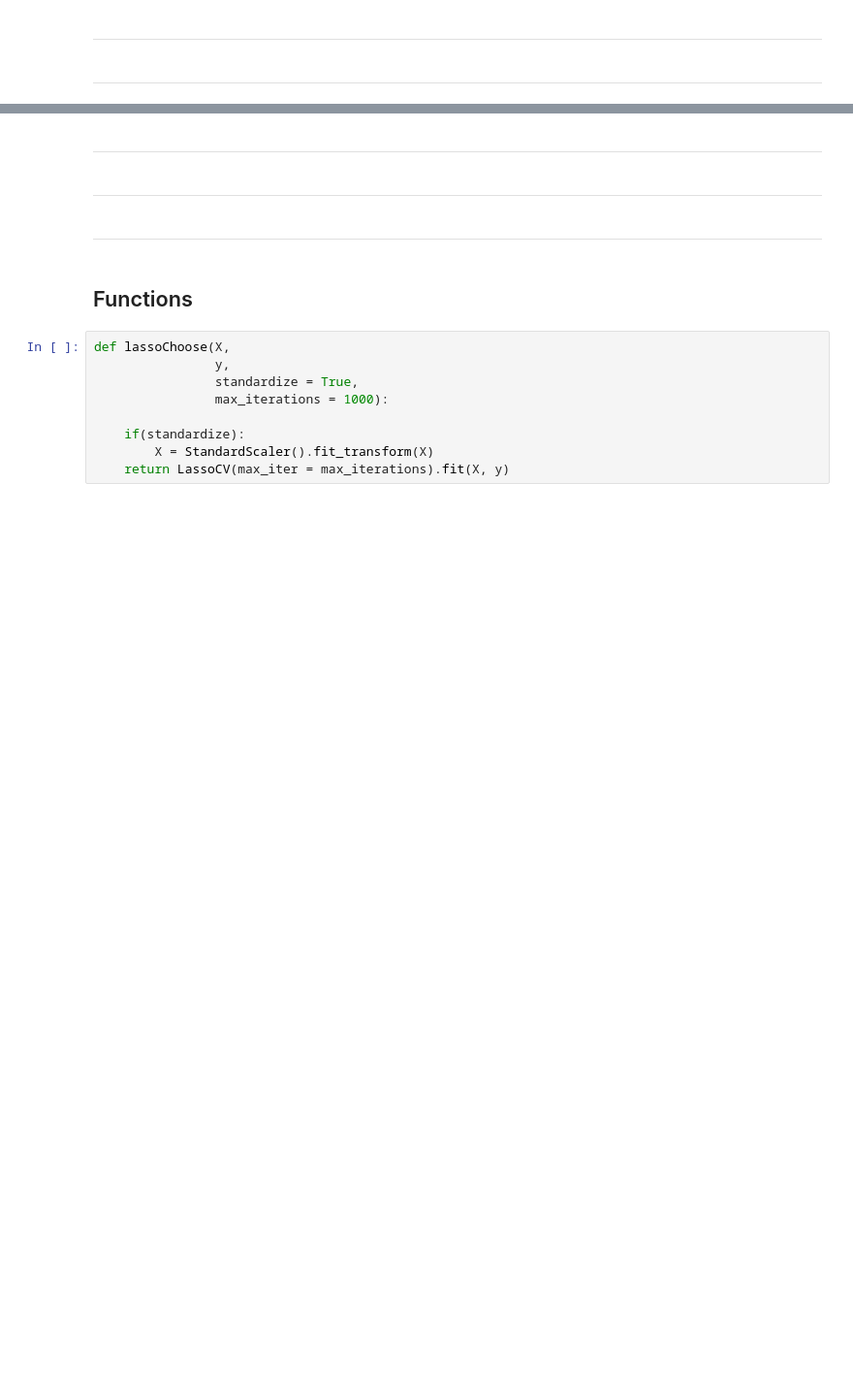
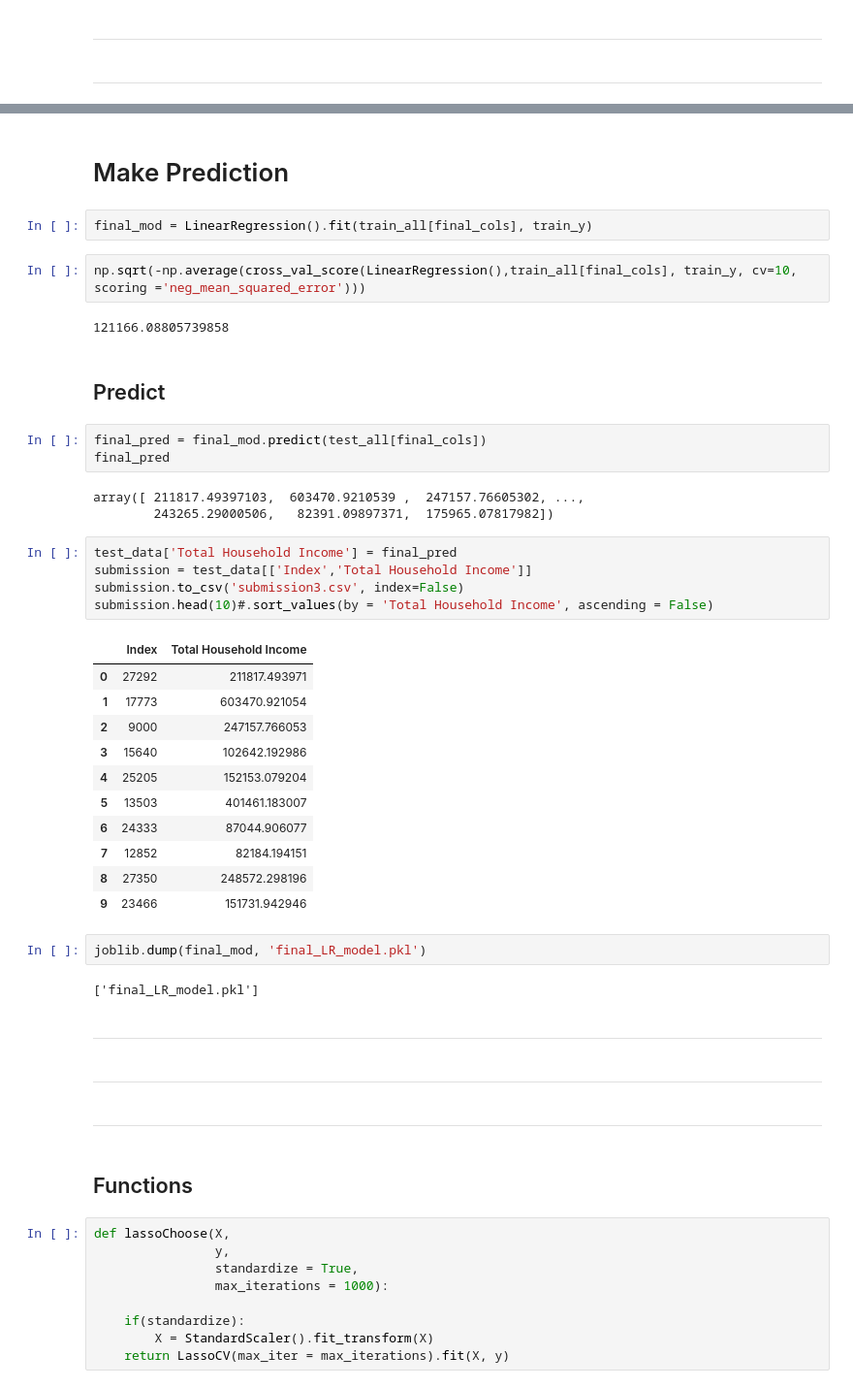
Before and after one commit to ndara/FilipinoHousing, a Jupyter notebook: filipino_housing.ipynb, the cells around one changed output, grey strips where cells are left out. Shown at 97% size. Cells and saved outputs as stored; diff of their text form; blank space fills up the shorter version.

```diff
--- a/filipino_housing.ipynb
+++ b/filipino_housing.ipynb
@@ -353,3 +348,40 @@ train_all
+# %% [markdown]
+# Make Prediction
+# %%
+final_mod = LinearRegression().fit(train_all[final_cols], train_y)
+# %%
+np.sqrt(-np.average(cross_val_score(LinearRegression(),train_all[final_cols], train_y, cv=10, scoring ='neg_mean_squared_error')))
+# %% [output]
+121166.08805739858
+# %% [markdown]
+## Predict
+# %%
+final_pred = final_mod.predict(test_all[final_cols])
+final_pred
+# %% [output]
+array([ 211817.49397103,  603470.9210539 ,  247157.76605302, ...,
+        243265.29000506,   82391.09897371,  175965.07817982])
+# %%
+test_data['Total Household Income'] = final_pred
+submission = test_data[['Index','Total Household Income']]
+submission.to_csv('submission3.csv', index=False)
+submission.head(10)#.sort_values(by = 'Total Household Income', ascending = False)
+# %% [output]
+|  | Index | Total Household Income |
+| 0 | 27292 | 211817.493971 |
+| 1 | 17773 | 603470.921054 |
+| 2 | 9000 | 247157.766053 |
+| 3 | 15640 | 102642.192986 |
+| 4 | 25205 | 152153.079204 |
+| 5 | 13503 | 401461.183007 |
+| 6 | 24333 | 87044.906077 |
+| 7 | 12852 | 82184.194151 |
+| 8 | 27350 | 248572.298196 |
+| 9 | 23466 | 151731.942946 |
+# %%
+joblib.dump(final_mod, 'final_LR_model.pkl')
+# %% [output]
+['final_LR_model.pkl']
 # %% [markdown]
 ***
 # %% [markdown]
```
Also changed, not shown: parts of 45 cells of this notebook, 4 other files.
